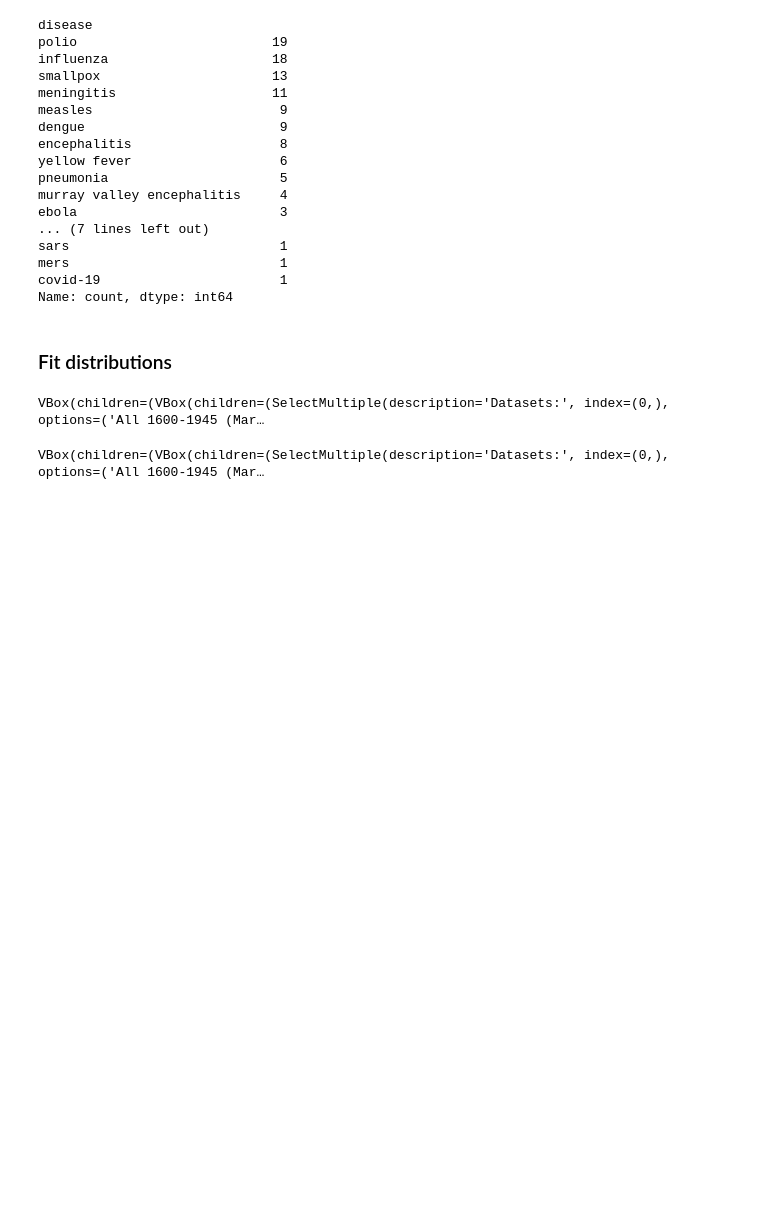
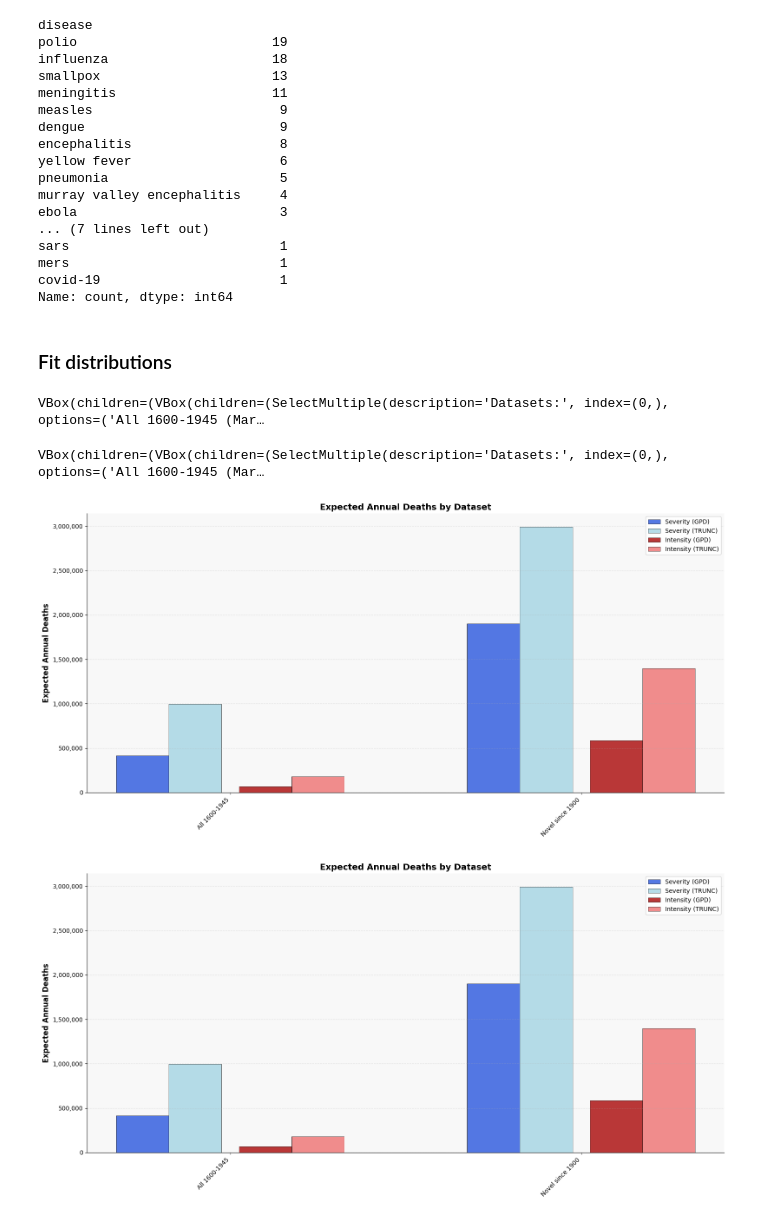
Before and after one commit to DevInnovationLab/pandemic_model_public, a Jupyter notebook: python/notebooks/22 systematic_change_analysis.ipynb, the cells around one changed output. Cells and saved outputs as stored; diff of their text form; code cells hidden in the pictures; blank space fills up the shorter version.

Commit message:
add expected mortality plot

```diff
--- a/python/notebooks/22 systematic_change_analysis.ipynb
+++ b/python/notebooks/22 systematic_change_analysis.ipynb
@@ -454,0 +599,5 @@ VBox(children=(VBox(children=(SelectMultiple(description='Datasets:', index=(0,)
+# %%
+create_mortality_plot()
+# %% [output]
+[figure, added]
+[figure, added]
```
Also changed, not shown: parts of 2 cells of this notebook, 2 other files.
